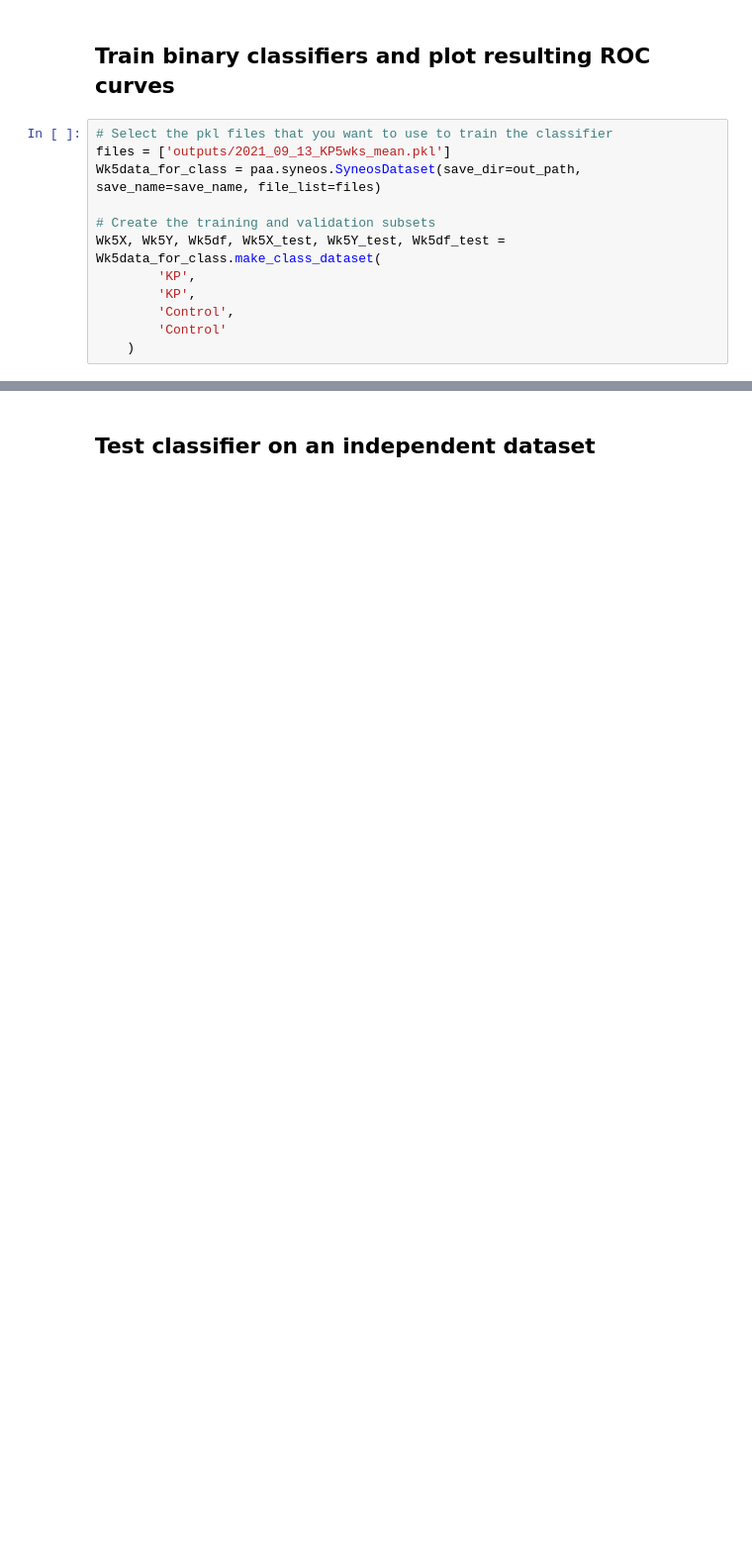
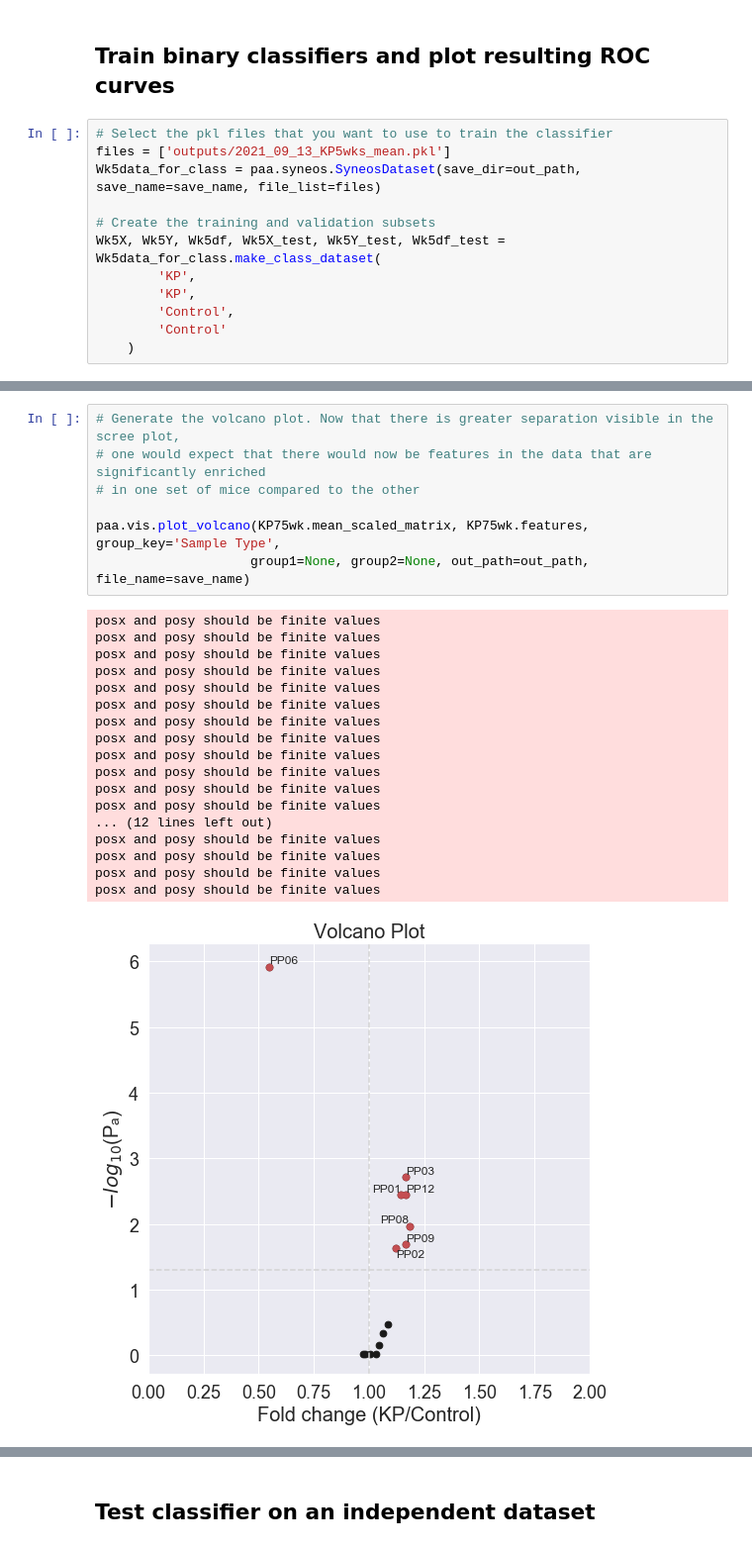
Before and after one commit to avaamini/protease_activity_analysis, a Jupyter notebook: notebooks/In_vivo_demo.ipynb, the cells around one changed output, grey strips where cells are left out. Shown: that part at 99% size. Drawn from its saved outputs; the diff is of its cells as text; blank space fills up the shorter version.

```diff
--- a/notebooks/In_vivo_demo.ipynb
+++ b/notebooks/In_vivo_demo.ipynb
@@ -248,3 +258,29 @@ KP75wk.data_to_pkl(save_name)
+# %%
+# Generate the volcano plot. Now that there is greater separation visible in the scree plot,
+# one would expect that there would now be features in the data that are significantly enriched
+# in one set of mice compared to the other
+
+paa.vis.plot_volcano(KP75wk.mean_scaled_matrix, KP75wk.features, group_key='Sample Type',
+                    group1=None, group2=None, out_path=out_path, file_name=save_name)
+# %% [output]
+posx and posy should be finite values
+posx and posy should be finite values
+posx and posy should be finite values
+posx and posy should be finite values
+posx and posy should be finite values
+posx and posy should be finite values
+posx and posy should be finite values
+posx and posy should be finite values
+posx and posy should be finite values
+posx and posy should be finite values
+posx and posy should be finite values
+posx and posy should be finite values
+... (12 lines left out)
+posx and posy should be finite values
+posx and posy should be finite values
+posx and posy should be finite values
+posx and posy should be finite values
+[figure, added]
 # %%
 # Use the 7.5 week data to create a new classifier using the same
 # method that was used above to make the 5 week classifer
```
Also changed, not shown: parts of 15 cells of this notebook.
